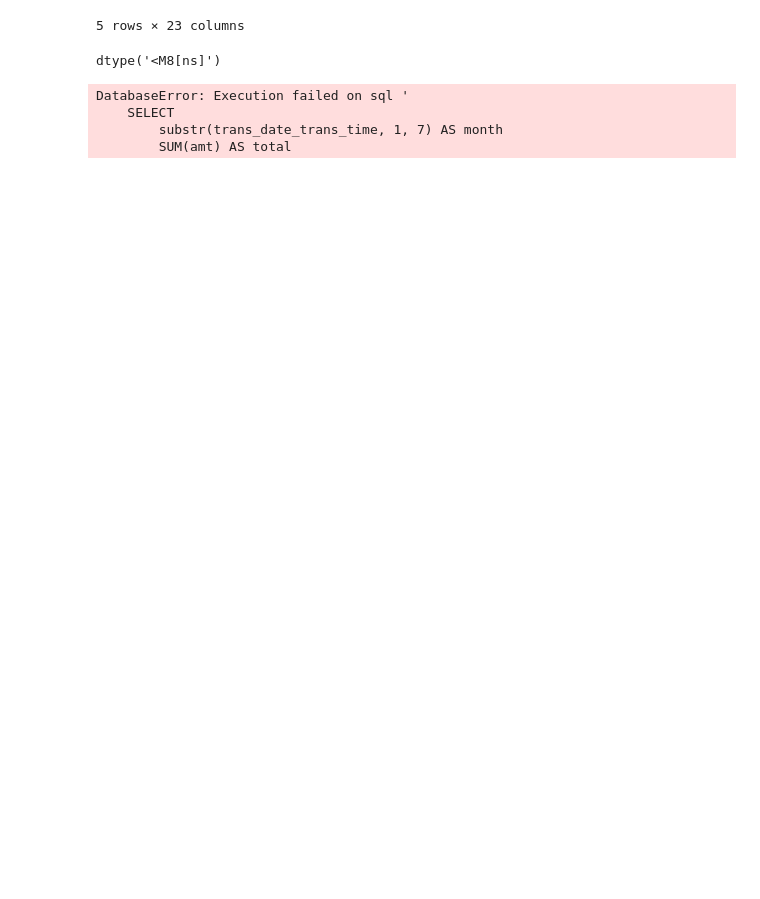
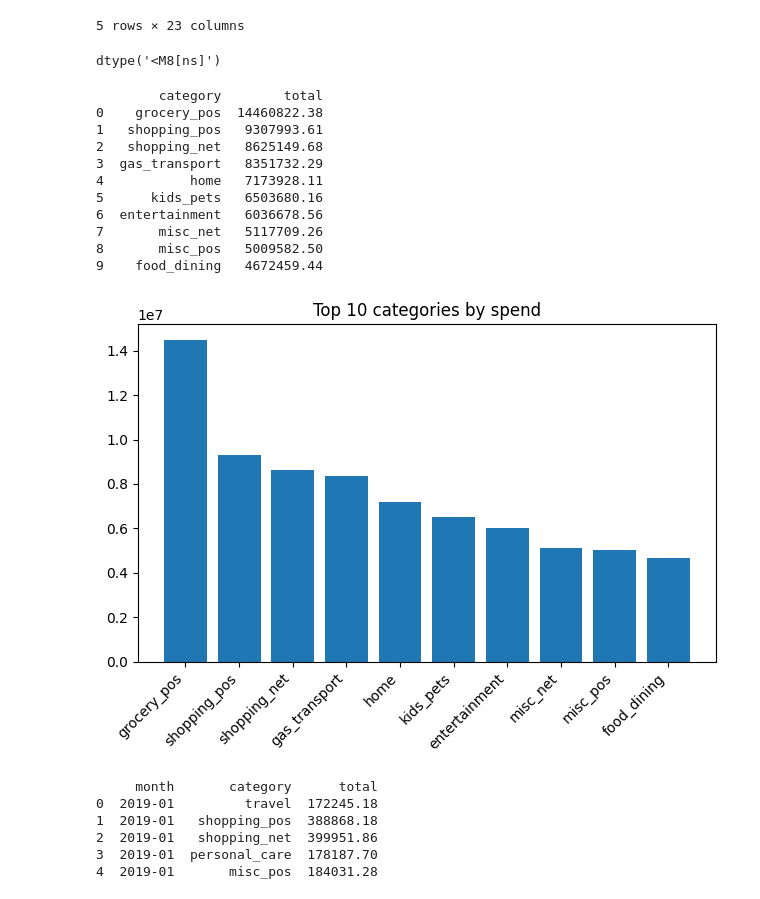
Before and after one commit to AleksandrRise/personal-spending-detective, a Jupyter notebook: app.ipynb, the cells around one changed output. Drawn from its saved outputs; the diff is of its cells as text; code cells hidden in the pictures; blank space fills up the shorter version.

Commit message:
Created a plot and stopped at selecting month, category, and total columns

```diff
--- a/app.ipynb
+++ b/app.ipynb
@@ -76,15 +76,55 @@ df["trans_date_trans_time"].dtype
 # %% [output]
 dtype('<M8[ns]')
 # %%
-pd.read_sql_query("""
+con = sqlite3.connect("transactions.db")
+df = pd.read_sql_query("""
     SELECT
-        substr(trans_date_trans_time, 1, 7) AS month
+        category,
         SUM(amt) AS total
-    GROUP BY month
-    ORDER BY month
+    FROM transactions
+    GROUP BY category
+    ORDER BY total DESC;
 """, con)
+
+print(df.head(10))
 # %% [output]
-DatabaseError: Execution failed on sql '
-    SELECT
-        substr(trans_date_trans_time, 1, 7) AS month
-        SUM(amt) AS total
+        category        total
+0    grocery_pos  14460822.38
+1   shopping_pos   9307993.61
+2   shopping_net   8625149.68
+3  gas_transport   8351732.29
+4           home   7173928.11
+5      kids_pets   6503680.16
+6  entertainment   6036678.56
+7       misc_net   5117709.26
+8       misc_pos   5009582.50
+9    food_dining   4672459.44
+# %%
+top10 = df.head(10).copy()
+plt.figure()
+plt.bar(top10["category"], top10["total"])
+plt.xticks(rotation=45, ha="right")
+plt.title("Top 10 categories by spend")
+plt.tight_layout()
+plt.show()
+# %% [output]
+[figure, added]
+# %%
+df = pd.read_sql_query("""
+    SELECT
+        substr("trans_date_trans_time", 1, 7) AS month,
+        category,
+        SUM(amt) AS total
+    FROM transactions
+    GROUP BY month, category
+    ORDER BY month, category DESC;
+""", con)
+
+print(df.head(5))
+# %% [output]
+     month       category      total
+0  2019-01         travel  172245.18
+1  2019-01   shopping_pos  388868.18
+2  2019-01   shopping_net  399951.86
+3  2019-01  personal_care  178187.70
+4  2019-01       misc_pos  184031.28
```
